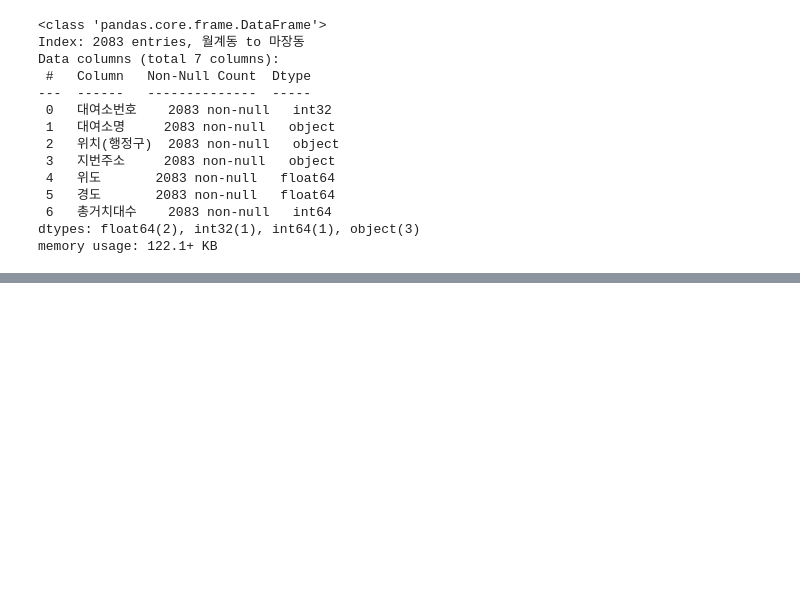
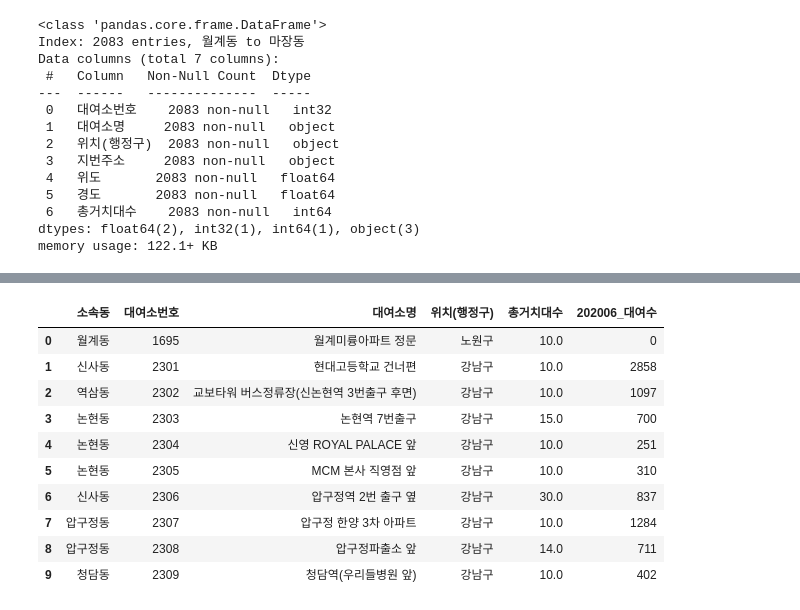
Before and after one commit to JuheePak/Python-project, a Jupyter notebook: source/bike_addr.ipynb, the cells around one changed output, grey strips where cells are left out. Drawn from its saved outputs; the diff is of its cells as text; code cells hidden in the pictures; blank space fills up the shorter version.

```diff
--- a/source/bike_addr.ipynb
+++ b/source/bike_addr.ipynb
@@ -235,0 +396,4 @@ Name: 총거치대수, Length: 296, dtype: int64
+# %%
+all.fillna(0, inplace=True) # 결측값 0으로 치환
+all['202006_대여수'] = all['202006_대여수'].astype(int) # 대여수 정수로 변환
+display(all.head())
@@ -235,0 +407,16 @@ Name: 총거치대수, Length: 296, dtype: int64
+# %%
+all = all.drop(all.columns[[4, 5, 6]], axis=1)
+# %%
+display(all.head(10))
+# %% [output]
+|  | 소속동 | 대여소번호 | 대여소명 | 위치(행정구) | 총거치대수 | 202006_대여수 |
+| 0 | 월계동 | 1695 | 월계미륭아파트 정문 | 노원구 | 10.0 | 0 |
+| 1 | 신사동 | 2301 | 현대고등학교 건너편 | 강남구 | 10.0 | 2858 |
+| 2 | 역삼동 | 2302 | 교보타워 버스정류장(신논현역 3번출구 후면) | 강남구 | 10.0 | 1097 |
+| 3 | 논현동 | 2303 | 논현역 7번출구 | 강남구 | 15.0 | 700 |
+| 4 | 논현동 | 2304 | 신영 ROYAL PALACE 앞 | 강남구 | 10.0 | 251 |
+| 5 | 논현동 | 2305 | MCM 본사 직영점 앞 | 강남구 | 10.0 | 310 |
+| 6 | 신사동 | 2306 | 압구정역 2번 출구 옆 | 강남구 | 30.0 | 837 |
+| 7 | 압구정동 | 2307 | 압구정 한양 3차 아파트 | 강남구 | 10.0 | 1284 |
+| 8 | 압구정동 | 2308 | 압구정파출소 앞 | 강남구 | 14.0 | 711 |
+| 9 | 청담동 | 2309 | 청담역(우리들병원 앞) | 강남구 | 10.0 | 402 |
```
Also changed, not shown: parts of 29 cells of this notebook.
